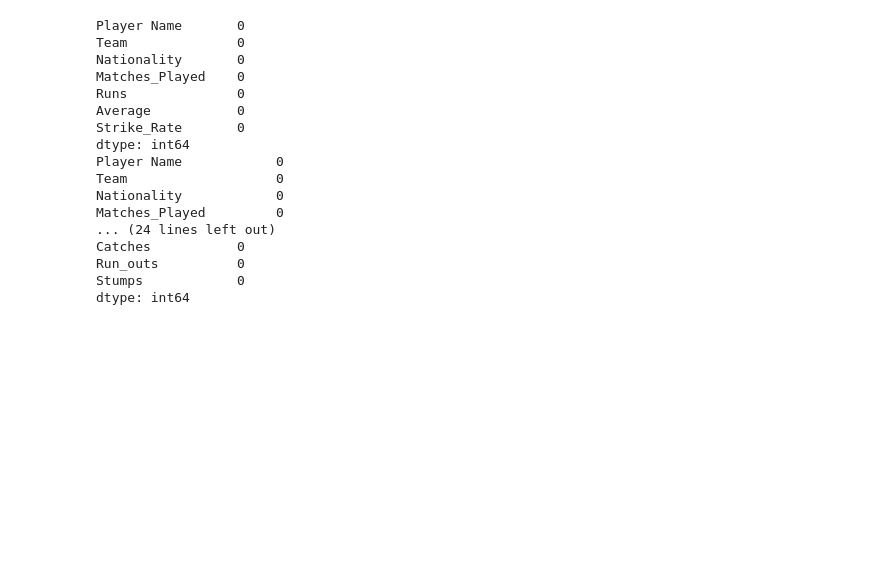
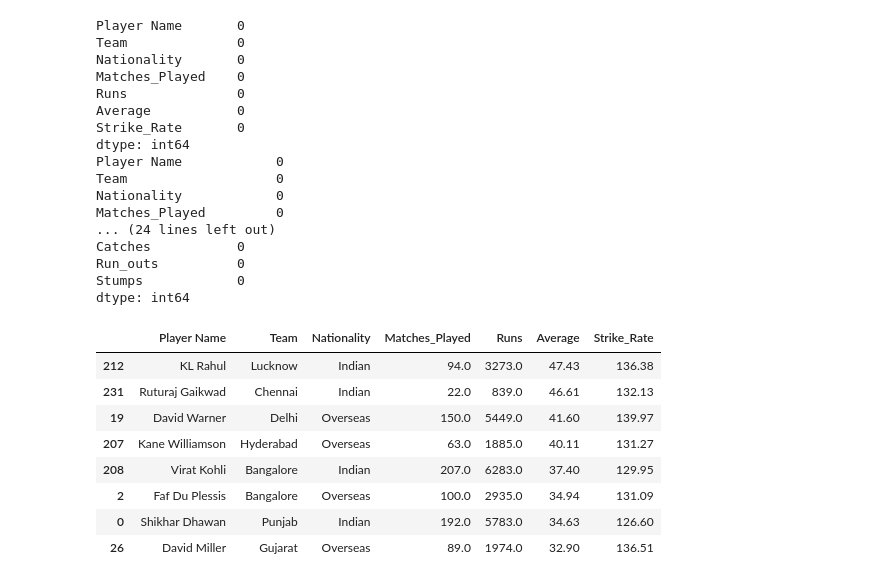
Before and after one commit to MadhavMishra1607/IPL_Cricket_Data_Analysis, a Jupyter notebook: IPL_Data_Analysis.ipynb, the cells around one changed output. Saved outputs shown, nothing was run; the diff lists cells and outputs as text; code cells hidden in the pictures; blank space fills up the shorter version.

Commit message:
Batters_Average

```diff
--- a/IPL_Data_Analysis.ipynb
+++ b/IPL_Data_Analysis.ipynb
@@ -227,3 +227,22 @@ Catches           0
 Run_outs          0
 Stumps            0
 dtype: int64
+# %%
+top_batters = Capped_Batters.loc[(Capped_Batters["Average"]>=32.0)]
+
+top_batters_average = top_batters.sort_values('Average', ascending = False)
+top_batters_strike_rate = top_batters.sort_values('Strike_Rate', ascending = False)
+top_batters_runs = top_batters.sort_values('Runs', ascending = False)
+top_batters_matches = top_batters.sort_values('Matches_Played', ascending = False)
+# %%
+top_batters_average
+# %% [output]
+|  | Player Name | Team | Nationality | Matches_Played | Runs | Average | Strike_Rate |
+| 212 | KL Rahul | Lucknow | Indian | 94.0 | 3273.0 | 47.43 | 136.38 |
+| 231 | Ruturaj Gaikwad | Chennai | Indian | 22.0 | 839.0 | 46.61 | 132.13 |
+| 19 | David Warner | Delhi | Overseas | 150.0 | 5449.0 | 41.60 | 139.97 |
+| 207 | Kane Williamson | Hyderabad | Overseas | 63.0 | 1885.0 | 40.11 | 131.27 |
+| 208 | Virat Kohli | Bangalore | Indian | 207.0 | 6283.0 | 37.40 | 129.95 |
+| 2 | Faf Du Plessis | Bangalore | Overseas | 100.0 | 2935.0 | 34.94 | 131.09 |
+| 0 | Shikhar Dhawan | Punjab | Indian | 192.0 | 5783.0 | 34.63 | 126.60 |
+| 26 | David Miller | Gujarat | Overseas | 89.0 | 1974.0 | 32.90 | 136.51 |
```
